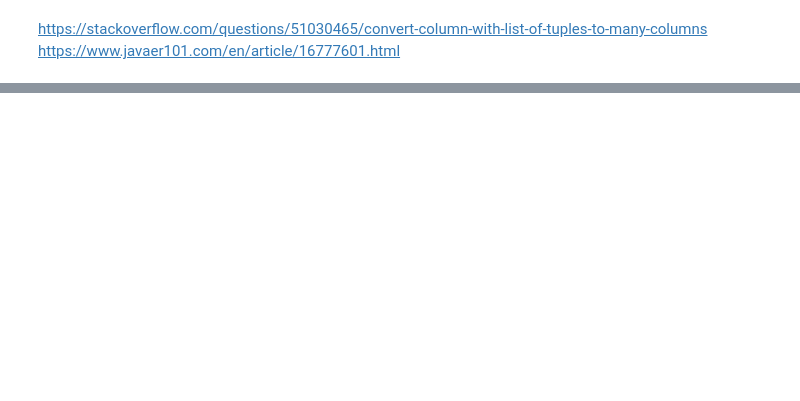
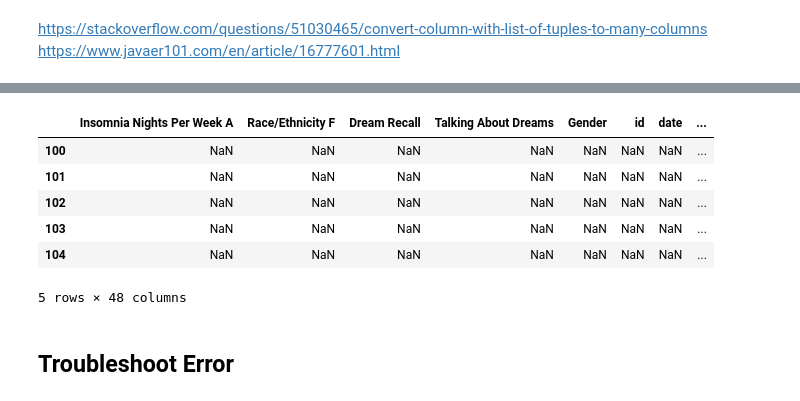
Before and after one commit to MekdiYilma/dreams, a Jupyter notebook: EDA/selenium_web-scrapping_test.ipynb, the cells around one changed output, grey strips where cells are left out. Cells and saved outputs as stored; diff of their text form; code cells hidden in the pictures; blank space fills up the shorter version.

```diff
--- a/EDA/selenium_web-scrapping_test.ipynb
+++ b/EDA/selenium_web-scrapping_test.ipynb
@@ -410,0 +639,39 @@ Talking About Dreams
+# %%
+dream_data = []
+
+
+for url in href_list:
+    path = '/Users/mekdiyilma/code/chromedriver'
+    driver = webdriver.Chrome(path)
+    driver.get(str(url))
+
+
+    category_search = driver.find_elements_by_class_name('sc-fznLPX.dtmoaU')
+
+    result = []
+    for categories in category_search:
+        result.append(tuple(categories.text.split('\n')))
+
+    result_dict = dict(result)
+
+
+
+    id_search = driver.find_elements_by_class_name('sc-fznAgC.dSEOxJ')
+    for series_id in id_search:
+        result_dict['id'] = series_id.text
+
+    date_search = driver.find_elements_by_class_name('sc-fzqMAW.himZKo')
+    for header in date_search:
+        result_dict['date'] = header.text.split('\n')[1]
+
+    descrp_search = driver.find_elements_by_class_name('sc-fzoydu.ctZjfV')
+    for descrp in descrp_search:
+        result_dict['description'] = descrp.text
+
+
+    dream_data.append(result_dict)
+    time.sleep(1)
+
+    driver.quit()
+# %%
+dream_df = pd.DataFrame.from_dict(dream_data)
@@ -410,0 +698,10 @@ Talking About Dreams
+# %%
+dream_df[100:105]
+# %% [output]
+|  | Insomnia Nights Per Week A | Race/Ethnicity F | Dream Recall | Talking About Dreams | Gender | id | date | ... |
+| 100 | NaN | NaN | NaN | NaN | NaN | NaN | NaN | ... |
+| 101 | NaN | NaN | NaN | NaN | NaN | NaN | NaN | ... |
+| 102 | NaN | NaN | NaN | NaN | NaN | NaN | NaN | ... |
+| 103 | NaN | NaN | NaN | NaN | NaN | NaN | NaN | ... |
+| 104 | NaN | NaN | NaN | NaN | NaN | NaN | NaN | ... |
+5 rows × 48 columns
@@ -410,0 +710,2 @@ Talking About Dreams
+# %% [markdown]
+## Troubleshoot Error
```
Also changed, not shown: parts of 51 cells of this notebook, 7 other files.
